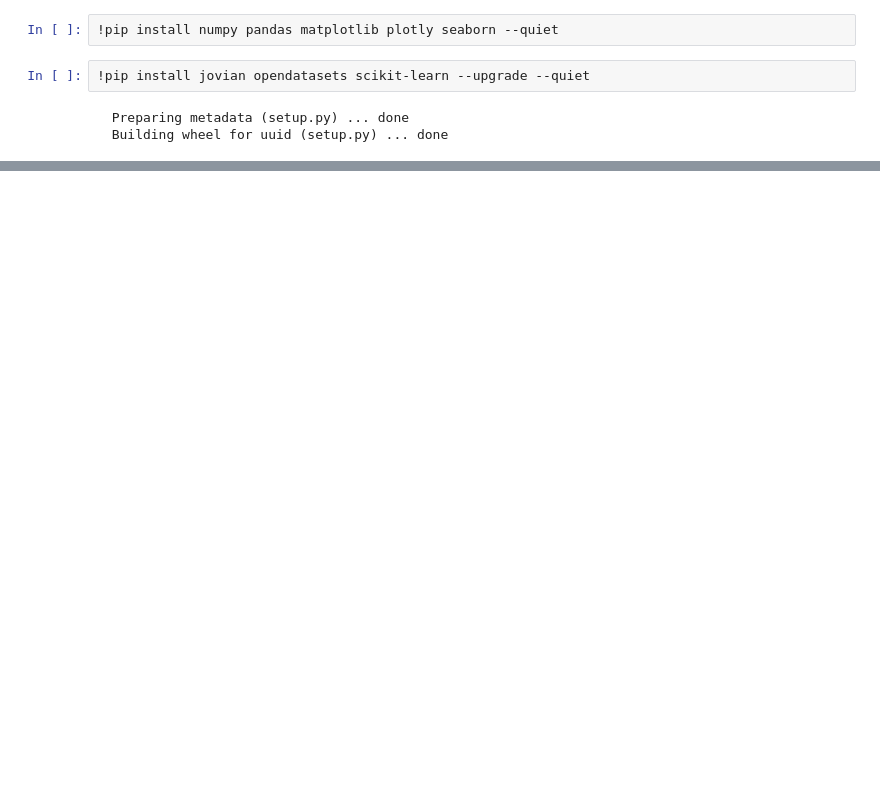
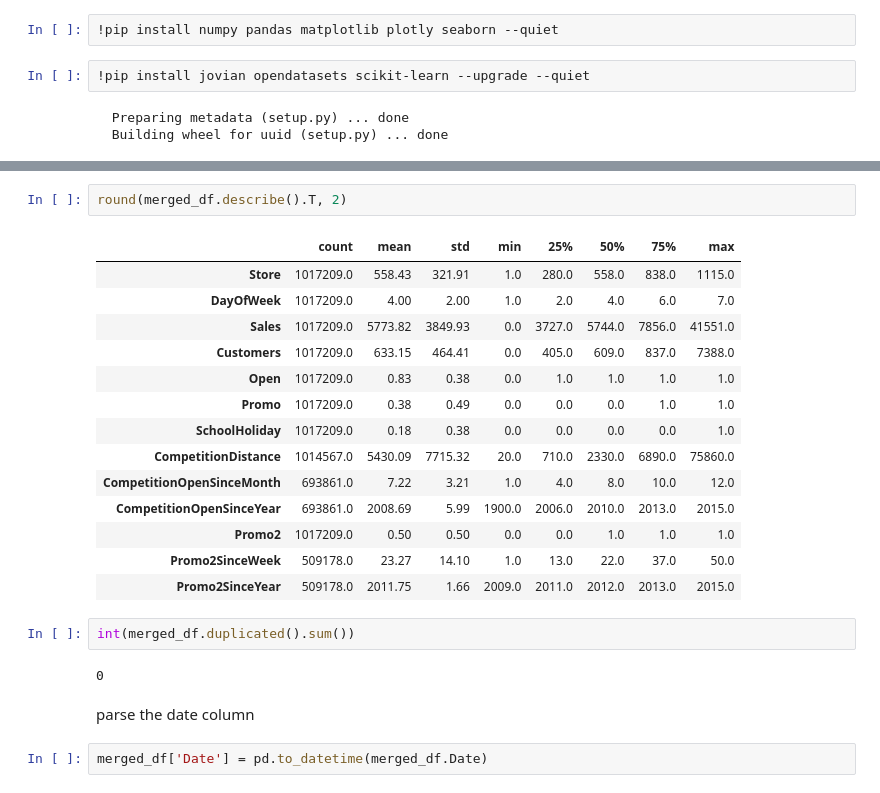
Before and after one commit to Zaman-SE/Machine-Learning, a Jupyter notebook: first.ipynb, the cells around one changed output, grey strips where cells are left out. Drawn from its saved outputs; the diff is of its cells as text; blank space fills up the shorter version.

```diff
--- a/first.ipynb
+++ b/first.ipynb
@@ -25,0 +168,25 @@ matplotlib.rc_Params['figure.facecolor'] = '#00000000'
+# %%
+round(merged_df.describe().T, 2)
+# %% [output]
+|  | count | mean | std | min | 25% | 50% | 75% | max |
+| Store | 1017209.0 | 558.43 | 321.91 | 1.0 | 280.0 | 558.0 | 838.0 | 1115.0 |
+| DayOfWeek | 1017209.0 | 4.00 | 2.00 | 1.0 | 2.0 | 4.0 | 6.0 | 7.0 |
+| Sales | 1017209.0 | 5773.82 | 3849.93 | 0.0 | 3727.0 | 5744.0 | 7856.0 | 41551.0 |
+| Customers | 1017209.0 | 633.15 | 464.41 | 0.0 | 405.0 | 609.0 | 837.0 | 7388.0 |
+| Open | 1017209.0 | 0.83 | 0.38 | 0.0 | 1.0 | 1.0 | 1.0 | 1.0 |
+| Promo | 1017209.0 | 0.38 | 0.49 | 0.0 | 0.0 | 0.0 | 1.0 | 1.0 |
+| SchoolHoliday | 1017209.0 | 0.18 | 0.38 | 0.0 | 0.0 | 0.0 | 0.0 | 1.0 |
+| CompetitionDistance | 1014567.0 | 5430.09 | 7715.32 | 20.0 | 710.0 | 2330.0 | 6890.0 | 75860.0 |
+| CompetitionOpenSinceMonth | 693861.0 | 7.22 | 3.21 | 1.0 | 4.0 | 8.0 | 10.0 | 12.0 |
+| CompetitionOpenSinceYear | 693861.0 | 2008.69 | 5.99 | 1900.0 | 2006.0 | 2010.0 | 2013.0 | 2015.0 |
+| Promo2 | 1017209.0 | 0.50 | 0.50 | 0.0 | 0.0 | 1.0 | 1.0 | 1.0 |
+| Promo2SinceWeek | 509178.0 | 23.27 | 14.10 | 1.0 | 13.0 | 22.0 | 37.0 | 50.0 |
+| Promo2SinceYear | 509178.0 | 2011.75 | 1.66 | 2009.0 | 2011.0 | 2012.0 | 2013.0 | 2015.0 |
+# %%
+int(merged_df.duplicated().sum())
+# %% [output]
+0
+# %% [markdown]
+parse the date column
+# %%
+merged_df['Date'] = pd.to_datetime(merged_df.Date)
```
Also changed, not shown: parts of 21 cells of this notebook.
